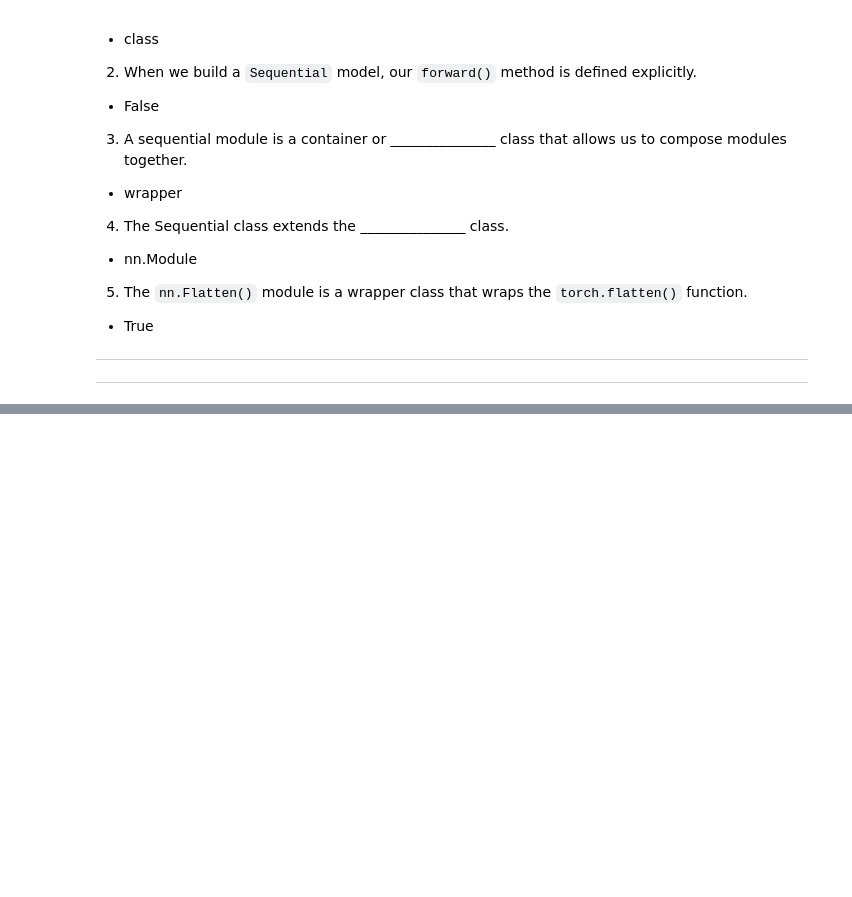
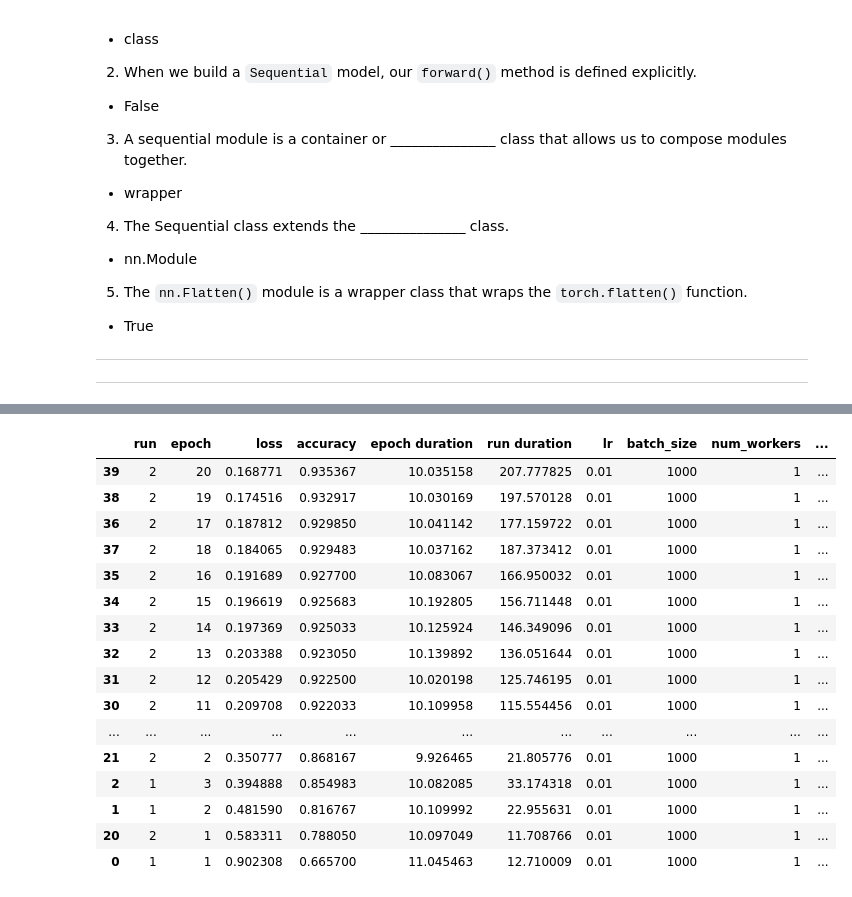
Before and after one commit to unclestrong/DeepLearning-PyTorch, a Jupyter notebook: 10 Sequential&Batch Norm.ipynb, the cells around one changed output, grey strips where cells are left out. Drawn from its saved outputs; the diff is of its cells as text; code cells hidden in the pictures; blank space fills up the shorter version.

```diff
--- a/10 Sequential&Batch Norm.ipynb
+++ b/10 Sequential&Batch Norm.ipynb
@@ -194,0 +301,14 @@ It's important to note that the method must be called twice, once before each ne
+# %%
+train_set = torchvision.datasets.FashionMNIST(
+    root='./data'
+    ,train=True
+    ,download=True
+    ,transform=transforms.Compose([
+        transforms.ToTensor()
+    ])
+)
+# %%
+loader = torch.utils.data.DataLoader(train_set, batch_size = len(train_set), num_workers = 1)
+data = next(iter(loader))
+mean = data[0].mean()
+std = data[0].std() #data[0]是image，data[1]是label
@@ -194,0 +492,20 @@ It's important to note that the method must be called twice, once before each ne
+# %%
+pd.DataFrame.from_dict(m.run_data).sort_values('accuracy', ascending=False)
+# %% [output]
+|  | run | epoch | loss | accuracy | epoch duration | run duration | lr | batch_size | num_workers | ... |
+| 39 | 2 | 20 | 0.168771 | 0.935367 | 10.035158 | 207.777825 | 0.01 | 1000 | 1 | ... |
+| 38 | 2 | 19 | 0.174516 | 0.932917 | 10.030169 | 197.570128 | 0.01 | 1000 | 1 | ... |
+| 36 | 2 | 17 | 0.187812 | 0.929850 | 10.041142 | 177.159722 | 0.01 | 1000 | 1 | ... |
+| 37 | 2 | 18 | 0.184065 | 0.929483 | 10.037162 | 187.373412 | 0.01 | 1000 | 1 | ... |
+| 35 | 2 | 16 | 0.191689 | 0.927700 | 10.083067 | 166.950032 | 0.01 | 1000 | 1 | ... |
+| 34 | 2 | 15 | 0.196619 | 0.925683 | 10.192805 | 156.711448 | 0.01 | 1000 | 1 | ... |
+| 33 | 2 | 14 | 0.197369 | 0.925033 | 10.125924 | 146.349096 | 0.01 | 1000 | 1 | ... |
+| 32 | 2 | 13 | 0.203388 | 0.923050 | 10.139892 | 136.051644 | 0.01 | 1000 | 1 | ... |
+| 31 | 2 | 12 | 0.205429 | 0.922500 | 10.020198 | 125.746195 | 0.01 | 1000 | 1 | ... |
+| 30 | 2 | 11 | 0.209708 | 0.922033 | 10.109958 | 115.554456 | 0.01 | 1000 | 1 | ... |
+| ... | ... | ... | ... | ... | ... | ... | ... | ... | ... | ... |
+| 21 | 2 | 2 | 0.350777 | 0.868167 | 9.926465 | 21.805776 | 0.01 | 1000 | 1 | ... |
+| 2 | 1 | 3 | 0.394888 | 0.854983 | 10.082085 | 33.174318 | 0.01 | 1000 | 1 | ... |
+| 1 | 1 | 2 | 0.481590 | 0.816767 | 10.109992 | 22.955631 | 0.01 | 1000 | 1 | ... |
+| 20 | 2 | 1 | 0.583311 | 0.788050 | 10.097049 | 11.708766 | 0.01 | 1000 | 1 | ... |
+| 0 | 1 | 1 | 0.902308 | 0.665700 | 11.045463 | 12.710009 | 0.01 | 1000 | 1 | ... |
```
Also changed, not shown: parts of 16 cells of this notebook.
